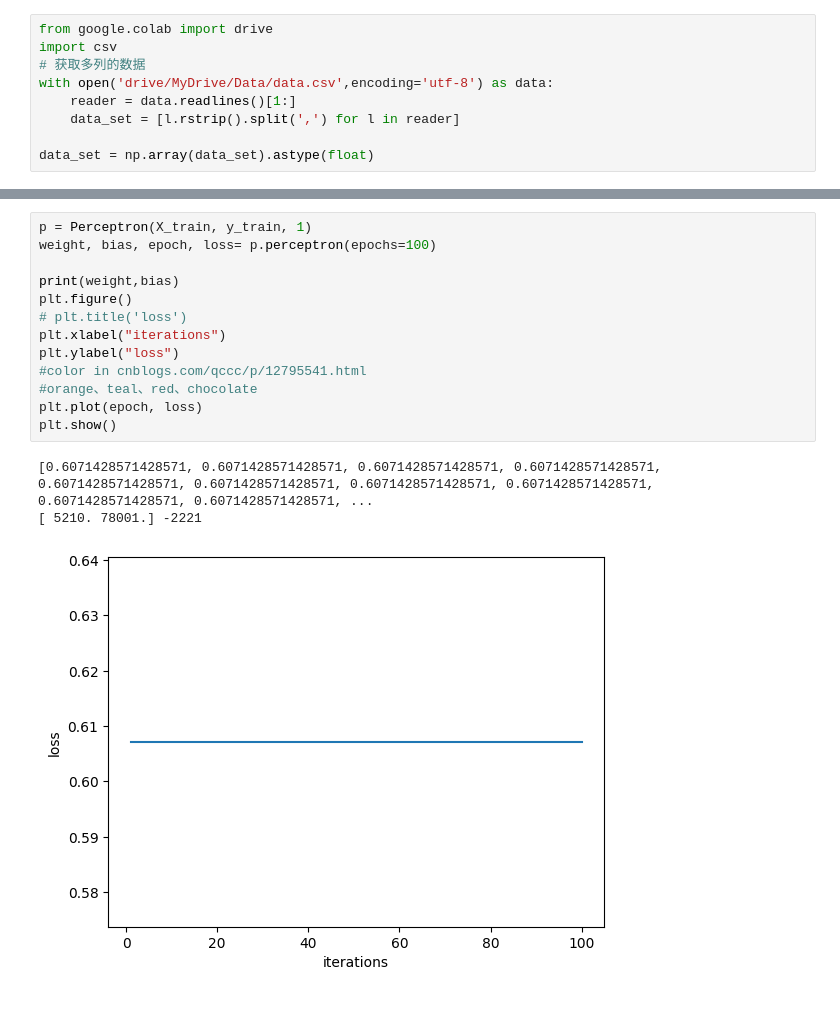
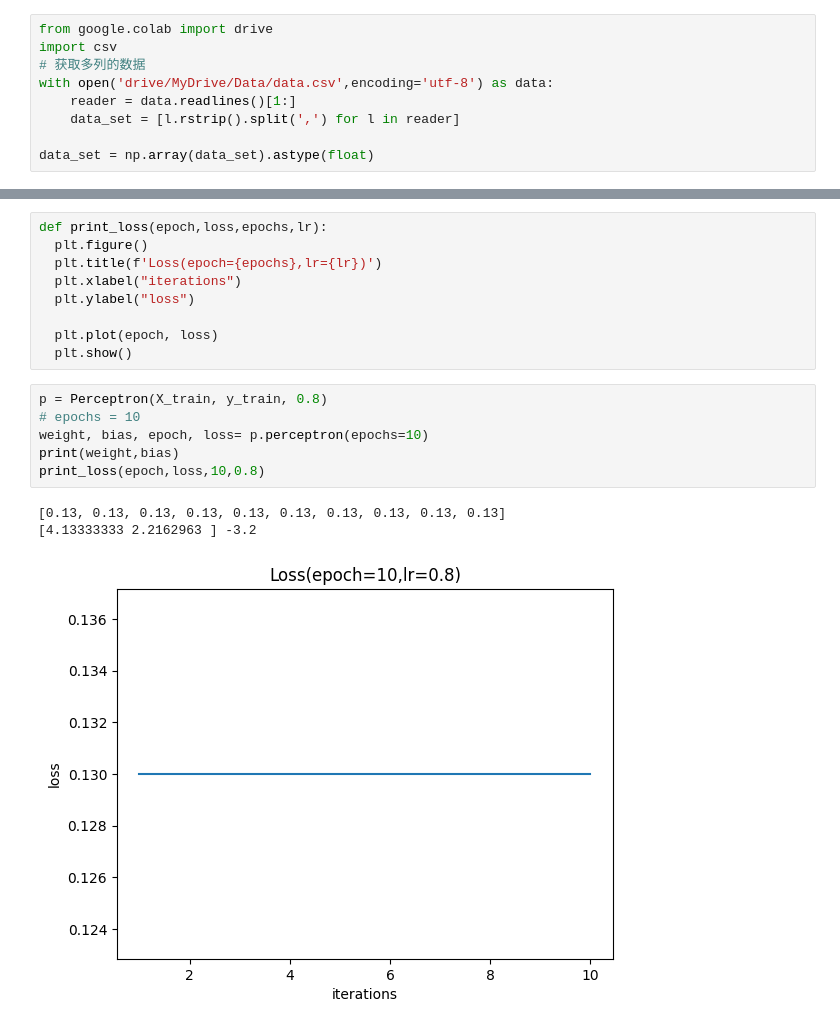
Before and after one commit to q1ngyM/Github_Colab, a Jupyter notebook: Dict/perceptron.ipynb, the cells around one changed output, grey strips where cells are left out. Drawn from its saved outputs; the diff is of its cells as text.

```diff
--- a/Dict/perceptron.ipynb
+++ b/Dict/perceptron.ipynb
@@ -98,18 +123,20 @@ class Perceptron():
 # %%
-p = Perceptron(X_train, y_train, 1)
-weight, bias, epoch, loss= p.perceptron(epochs=100)
+def print_loss(epoch,loss,epochs,lr):
+  plt.figure()
+  plt.title(f'Loss(epoch={epochs},lr={lr})')
+  plt.xlabel("iterations")
+  plt.ylabel("loss")
 
-print(weight,bias)
-plt.figure()
-# plt.title('loss')
-plt.xlabel("iterations")
-plt.ylabel("loss")
-#color in cnblogs.com/qccc/p/12795541.html
-#orange、teal、red、chocolate
-plt.plot(epoch, loss)
-plt.show()
+  plt.plot(epoch, loss)
+  plt.show()
-# %% [output]
-[0.6071428571428571, 0.6071428571428571, 0.6071428571428571, 0.6071428571428571, 0.6071428571428571, 0.6071428571428571, 0.6071428571428571, 0.6071428571428571, 0.6071428571428571, 0.6071428571428571, ...
-[ 5210. 78001.] -2221
-[figure, removed]
+# %%
+p = Perceptron(X_train, y_train, 0.8)
+# epochs = 10
+weight, bias, epoch, loss= p.perceptron(epochs=10)
+print(weight,bias)
+print_loss(epoch,loss,10,0.8)
+# %% [output]
+[0.13, 0.13, 0.13, 0.13, 0.13, 0.13, 0.13, 0.13, 0.13, 0.13]
+[4.13333333 2.2162963 ] -3.2
+[figure, added]
 # %%
```
Also changed, not shown: parts of 10 cells of this notebook.
